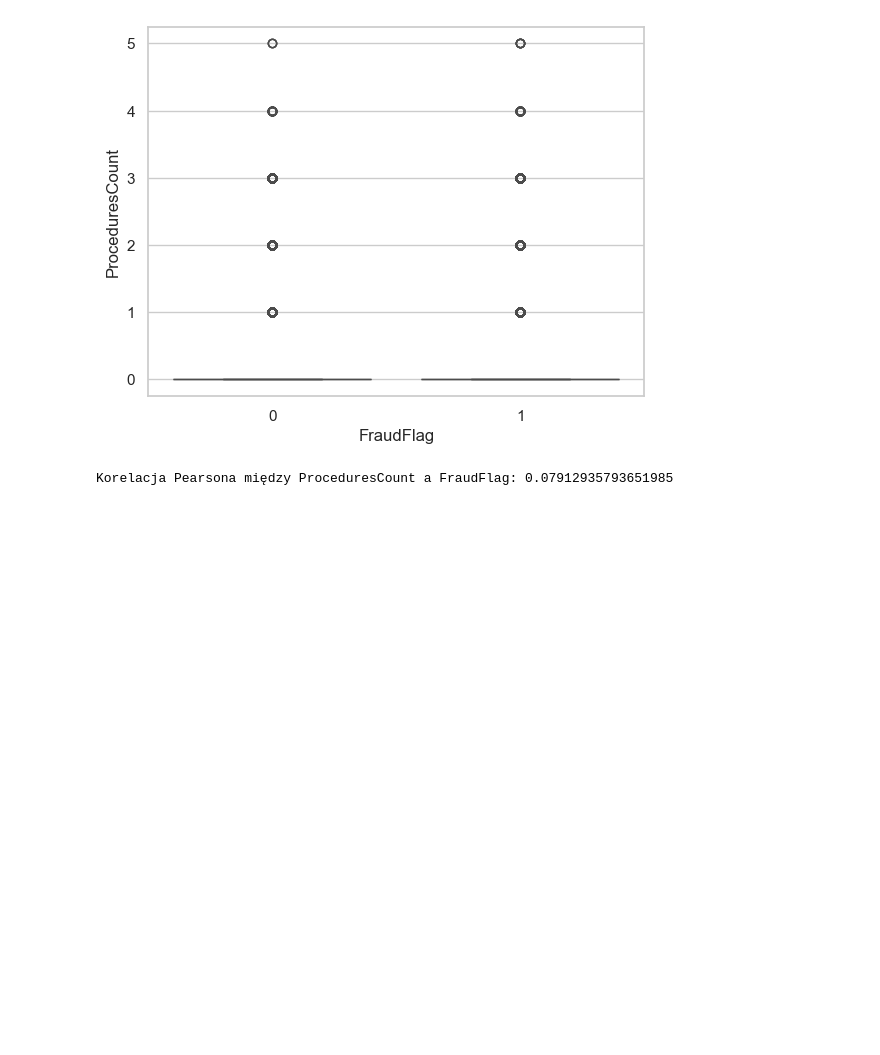
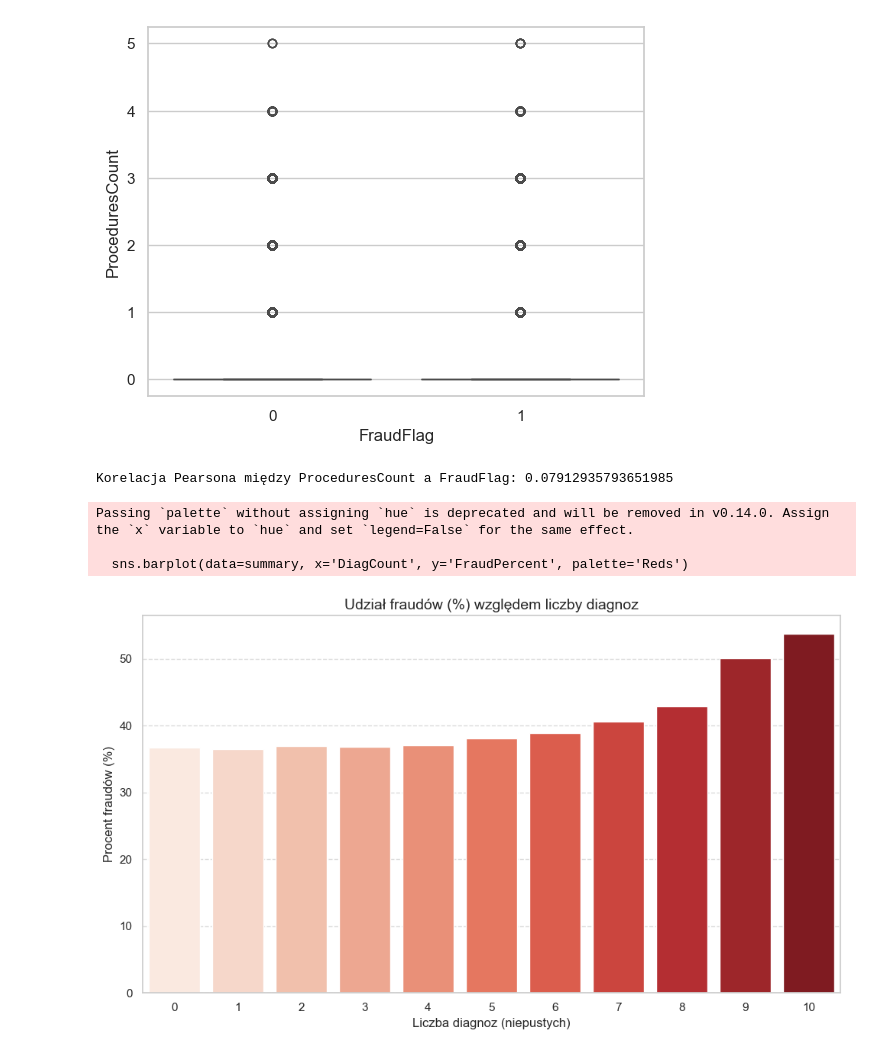
Before and after one commit to infoshareacademy/jdszr19-grupa-specjalna, a Jupyter notebook: AnalizaEDA_atorba.ipynb, the cells around one changed output. Saved outputs shown, nothing was run; the diff lists cells and outputs as text; code cells hidden in the pictures; blank space fills up the shorter version.

```diff
--- a/AnalizaEDA_atorba.ipynb
+++ b/AnalizaEDA_atorba.ipynb
@@ -1895,3 +1895,25 @@ print(f"Korelacja Pearsona między ProceduresCount a FraudFlag: {correlation}")
 # %% [output]
 [figure]
 Korelacja Pearsona między ProceduresCount a FraudFlag: 0.07912935793651985
+# %%
+import pandas as pd
+import matplotlib.pyplot as plt
+import seaborn as sns
+diag_cols = [f'ClmDiagnosisCode_{i}' for i in range(1, 11)]
+all_data['DiagCount'] = all_data[diag_cols].notna().sum(axis=1)
+all_data['FraudFlag'] = pd.to_numeric(all_data['FraudFlag'], errors='coerce')
+summary = all_data.groupby('DiagCount')['FraudFlag'].agg(['sum', 'count']).reset_index()
+summary['FraudPercent'] = (summary['sum'] / summary['count']) * 100
+plt.figure(figsize=(10, 6))
+sns.barplot(data=summary, x='DiagCount', y='FraudPercent', palette='Reds')
+plt.title('Udział fraudów (%) względem liczby diagnoz', fontsize=14)
+plt.xlabel('Liczba diagnoz (niepustych)', fontsize=12)
+plt.ylabel('Procent fraudów (%)', fontsize=12)
+plt.grid(axis='y', linestyle='--', alpha=0.7)
+plt.tight_layout()
+plt.show()
+# %% [output]
+Passing `palette` without assigning `hue` is deprecated and will be removed in v0.14.0. Assign the `x` variable to `hue` and set `legend=False` for the same effect.
+
+  sns.barplot(data=summary, x='DiagCount', y='FraudPercent', palette='Reds')
+[figure, added]
```
Also changed, not shown: parts of 6 cells of this notebook.
